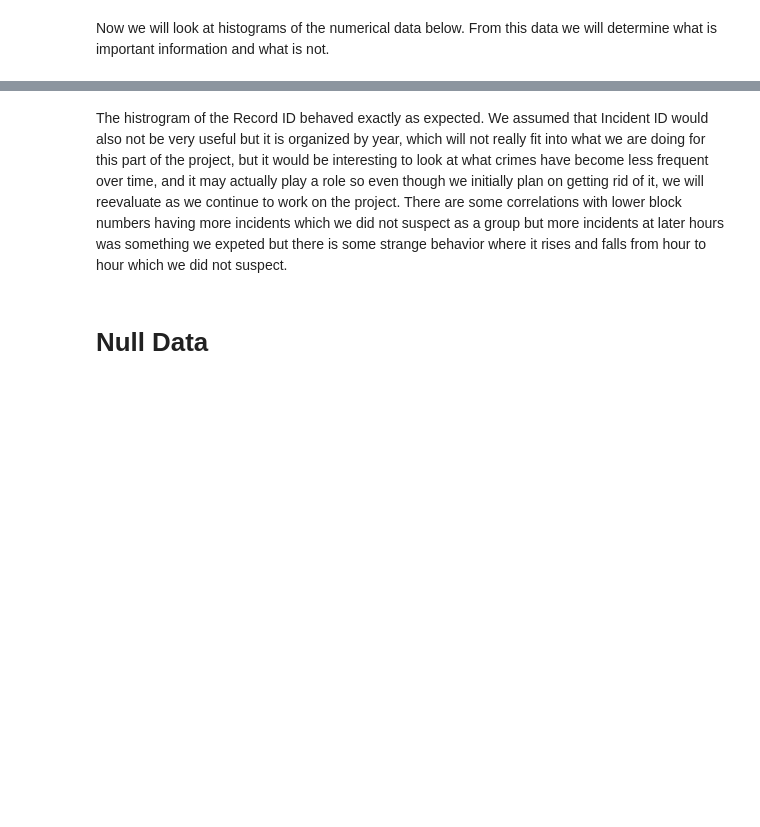
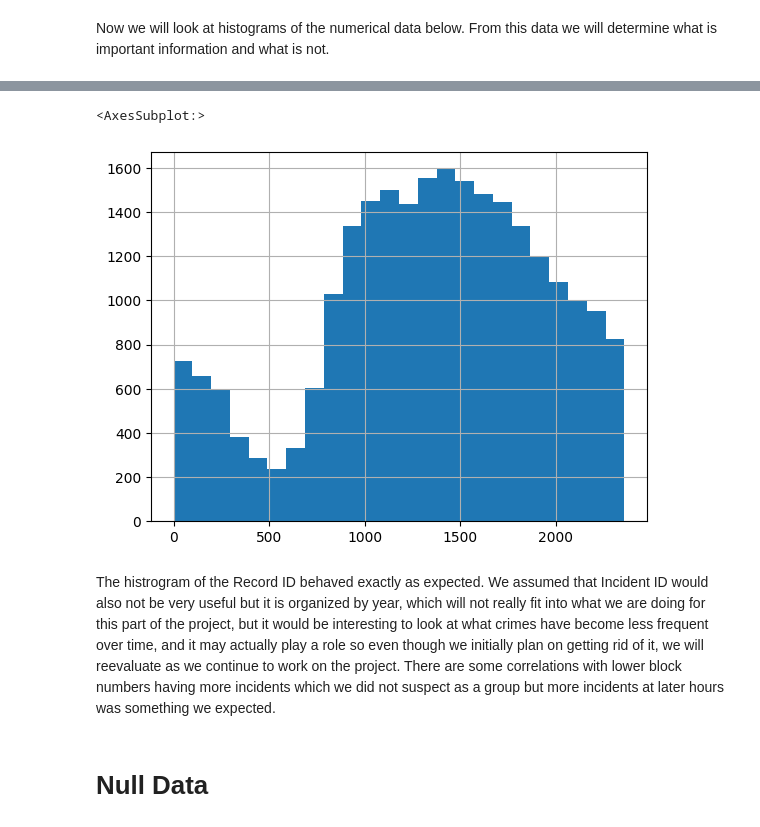
Before and after one commit to JSGarris/MLProject, a Jupyter notebook: Machine_Learning_Project.ipynb, the cells around one changed output, grey strips where cells are left out. Drawn from its saved outputs; the diff is of its cells as text; code cells hidden in the pictures; blank space fills up the shorter version.

Commit message:
Added in the crimes data

```diff
--- a/Machine_Learning_Project.ipynb
+++ b/Machine_Learning_Project.ipynb
@@ -18,7 +18,7 @@ import pandas as pd
 np.random.seed(42)
 
 def load_police_data():
-  crimes=pd.read_csv('/content/sample_data/Crime_Data.csv')
+  crimes=pd.read_csv('./data/Crime_Data.csv')
   return crimes
 # %% [markdown]
 Now that the data is loaded we want to look at the data and see how it is organized and what groups are being used. We can also get some insight onto if the data may be useful adn we can look and see how we may split or encode our data.
@@ -163,7 +162,12 @@ array([[<matplotlib.axes._subplots.AxesSubplot object at 0x...>,
 [figure]
+# %%
+crimes['HourReported'].hist(bins=24) # if we use more than 24 bins, the fact that nothing can be reported after 59 minutes makes the bar plot really weird
+# %% [output]
+<AxesSubplot:>
+[figure, added]
 # %% [markdown]
 The histrogram of the Record ID behaved exactly as expected. We assumed that Incident ID would also not be very useful but it is organized by year, which will not really fit into what we are doing for this part of the project, but it would be interesting to look at what crimes have become less frequent over time, and it may actually play a role so even though we initially plan on getting rid of it, we will reevaluate as we continue to work on the project.
-There are some correlations with lower block numbers having more incidents which we did not suspect as a group but more incidents at later hours was something we expeted but there is some strange behavior where it rises and falls from hour to hour which we did not suspect.
+There are some correlations with lower block numbers having more incidents which we did not suspect as a group but more incidents at later hours was something we expected.
 # %% [markdown]
 # Null Data
 # %% [markdown]
```
Also changed, not shown: parts of 10 cells of this notebook, 1 other file.
